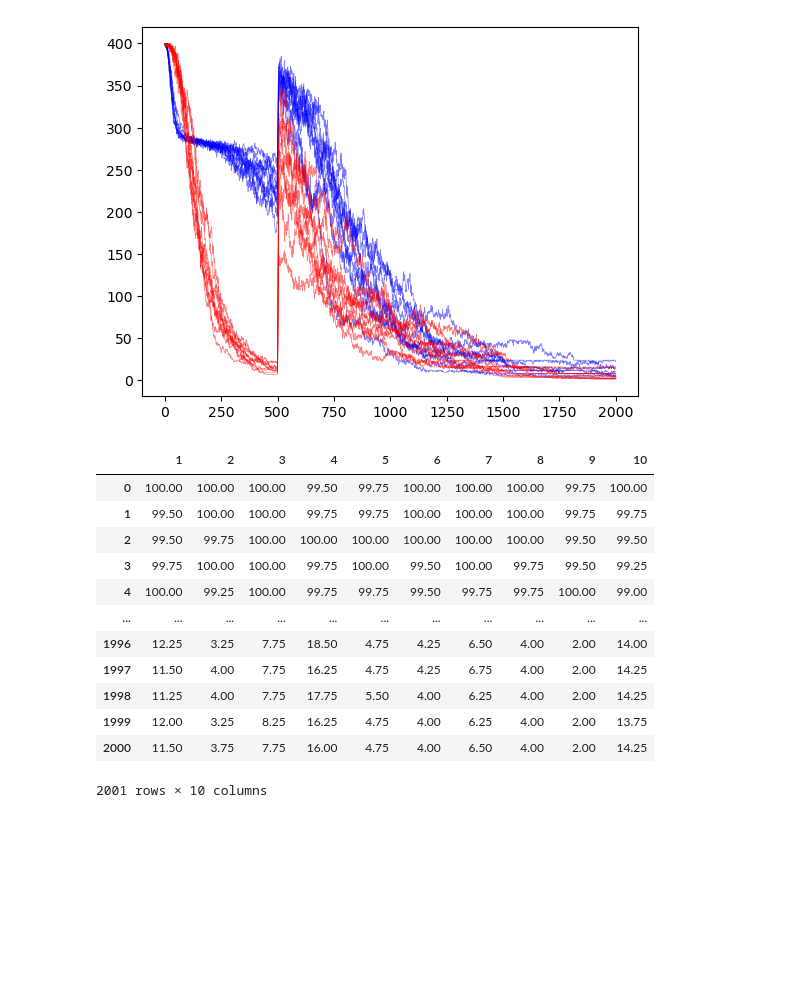
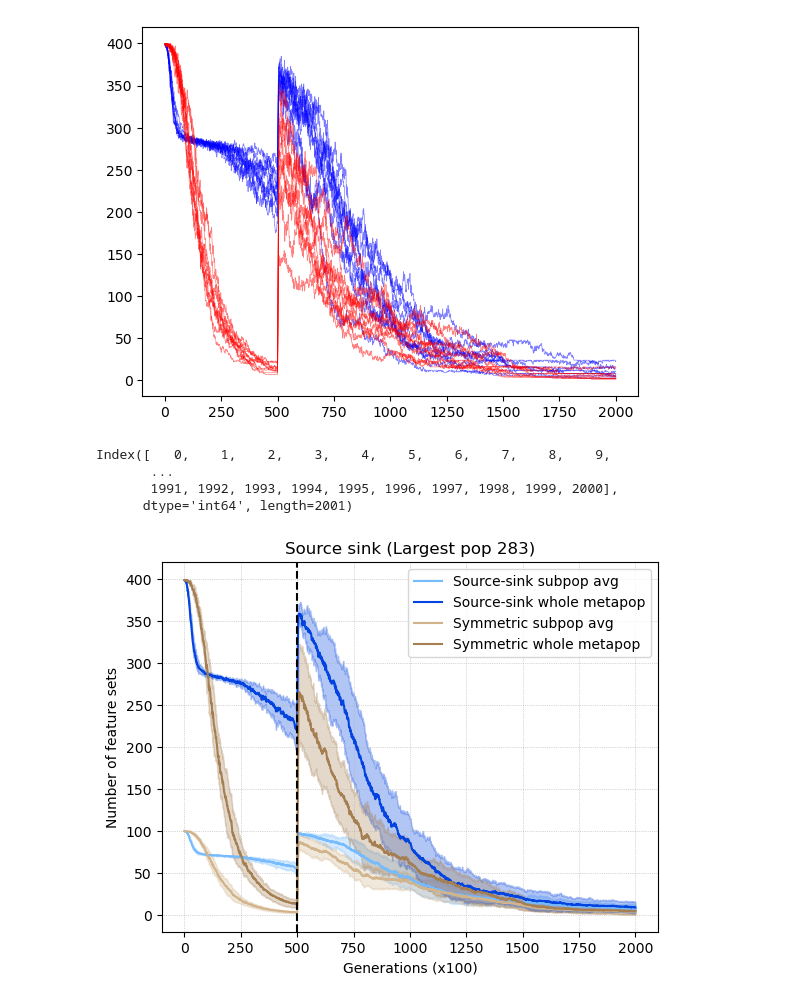
Before and after one commit to mtomasini/MetapopulationsPython, a Jupyter notebook: exploration.ipynb, the cells around one changed output. Saved outputs shown, nothing was run; the diff lists cells and outputs as text; code cells hidden in the pictures; blank space fills up the shorter version.

Commit message:
Created plotting script for comparing two simulations

```diff
--- a/exploration.ipynb
+++ b/exploration.ipynb
@@ -651,18 +652,16 @@ plt.plot(data_neutral_global, c = "red", alpha=0.5, linewidth=0.5)
  <matplotlib.lines.Line2D at 0x...>]
 [figure]
 # %%
-data_axelrod_local
+data_axelrod_local.index
 # %% [output]
-|  | 1 | 2 | 3 | 4 | 5 | 6 | 7 | 8 | 9 | 10 |
-| 0 | 100.00 | 100.00 | 100.00 | 99.50 | 99.75 | 100.00 | 100.00 | 100.00 | 99.75 | 100.00 |
-| 1 | 99.50 | 100.00 | 100.00 | 99.75 | 99.75 | 100.00 | 100.00 | 100.00 | 99.75 | 99.75 |
-| 2 | 99.50 | 99.75 | 100.00 | 100.00 | 100.00 | 100.00 | 100.00 | 100.00 | 99.50 | 99.50 |
-| 3 | 99.75 | 100.00 | 100.00 | 99.75 | 100.00 | 99.50 | 100.00 | 99.75 | 99.50 | 99.25 |
-| 4 | 100.00 | 99.25 | 100.00 | 99.75 | 99.75 | 99.50 | 99.75 | 99.75 | 100.00 | 99.00 |
-| ... | ... | ... | ... | ... | ... | ... | ... | ... | ... | ... |
-| 1996 | 12.25 | 3.25 | 7.75 | 18.50 | 4.75 | 4.25 | 6.50 | 4.00 | 2.00 | 14.00 |
-| 1997 | 11.50 | 4.00 | 7.75 | 16.25 | 4.75 | 4.25 | 6.75 | 4.00 | 2.00 | 14.25 |
-| 1998 | 11.25 | 4.00 | 7.75 | 17.75 | 5.50 | 4.00 | 6.25 | 4.00 | 2.00 | 14.25 |
-| 1999 | 12.00 | 3.25 | 8.25 | 16.25 | 4.75 | 4.00 | 6.25 | 4.00 | 2.00 | 13.75 |
-| 2000 | 11.50 | 3.75 | 7.75 | 16.00 | 4.75 | 4.00 | 6.50 | 4.00 | 2.00 | 14.25 |
-2001 rows × 10 columns
+Index([   0,    1,    2,    3,    4,    5,    6,    7,    8,    9,
+       ...
+       1991, 1992, 1993, 1994, 1995, 1996, 1997, 1998, 1999, 2000],
+      dtype='int64', length=2001)
+# %%
+from plotting import plot_comparison
+
+plot_comparison('./Outputs/SourceSink/pop400/island/4subpop_m1e-3_burnin_283', './Outputs/neutral/pop400/island/4subpop_m1e-3_burnin',
+                'Source sink (Largest pop 283)', 'Source-sink', 'Symmetric', './Outputs/source-sink_w-std.png')
+# %% [output]
+[figure, added]
```
Also changed, not shown: parts of 1 cell of this notebook, 3 other files.
